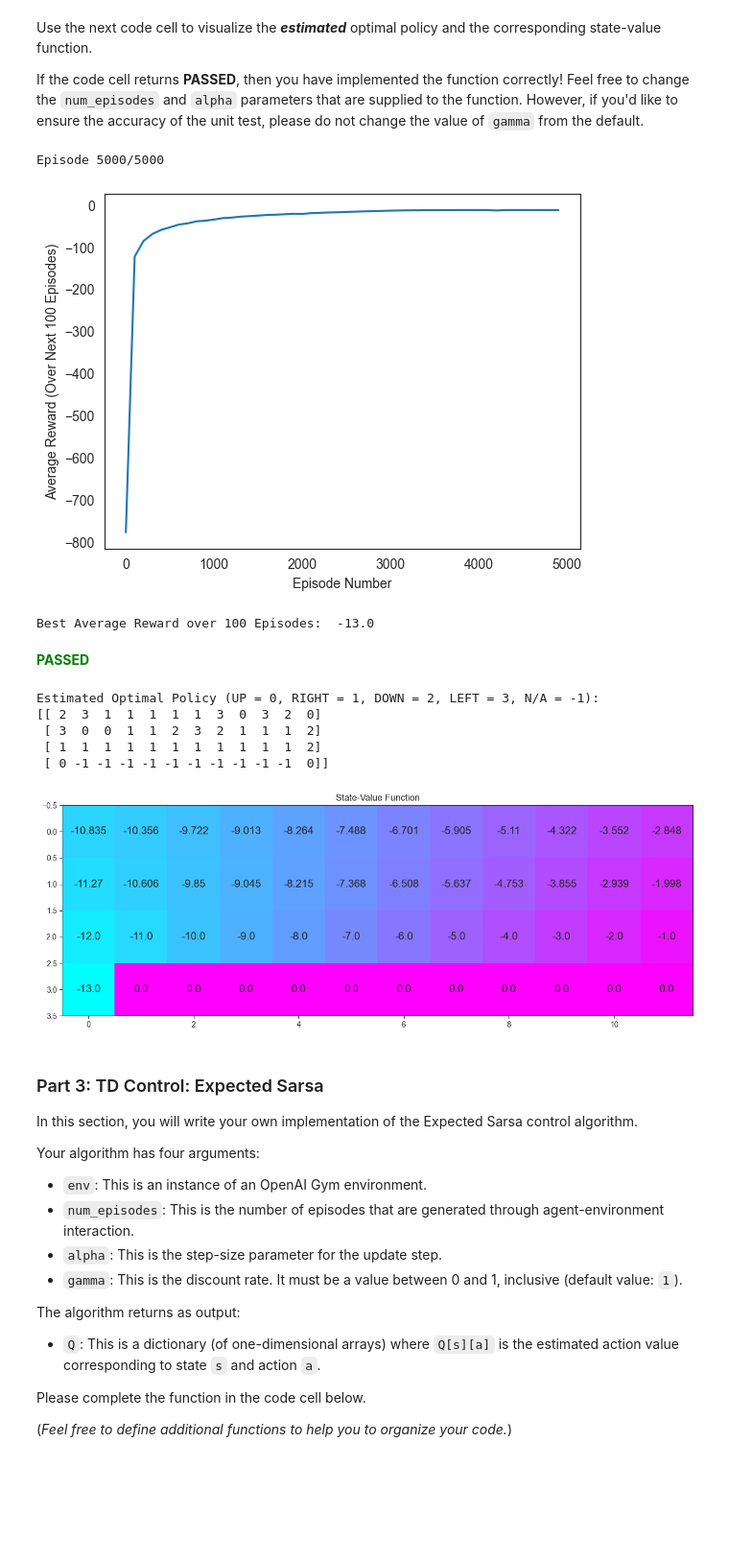
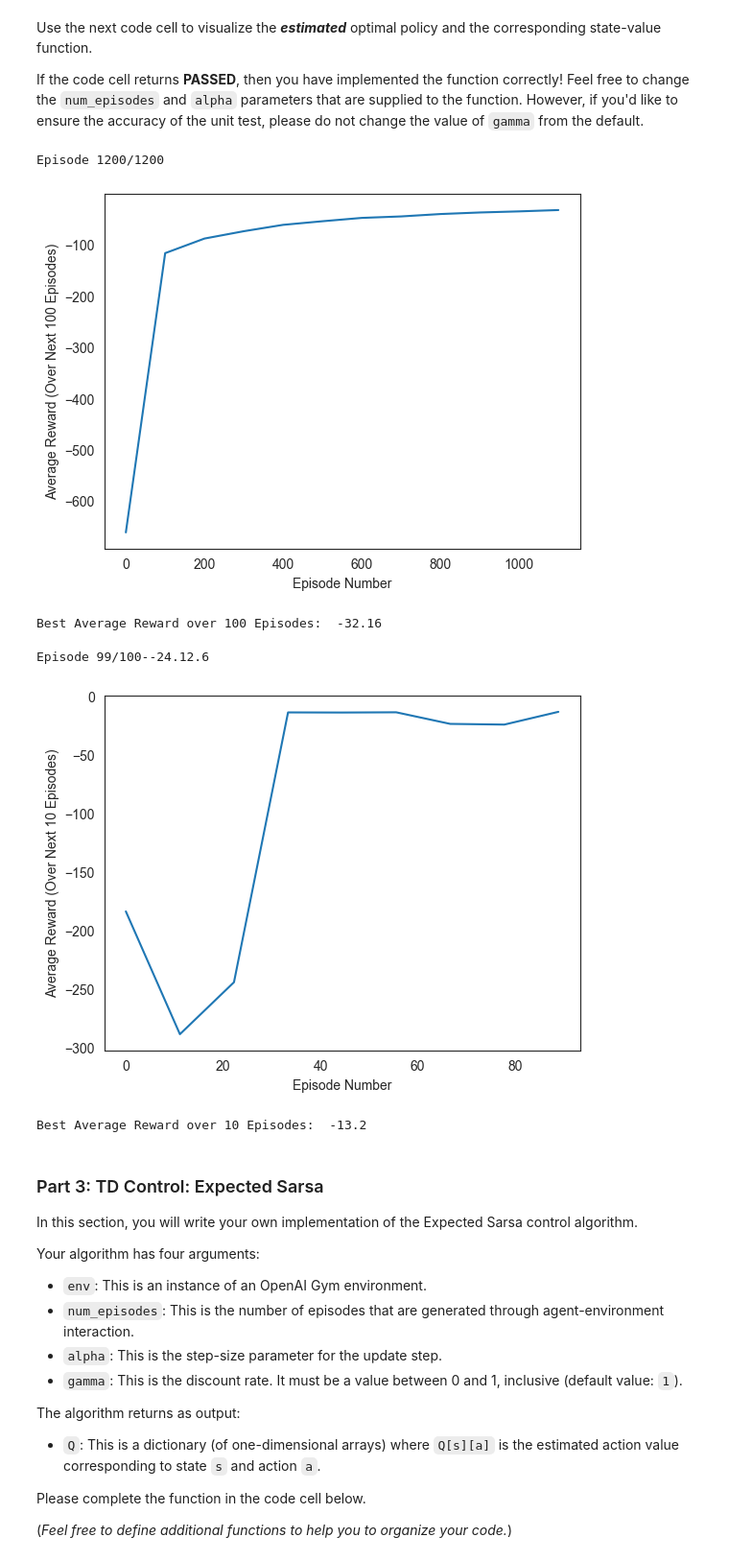
Before and after one commit to sudaksh-bit2/pipedreams, a Jupyter notebook: external/udacity-rl/temporal-difference/Temporal_Difference.ipynb, the cells around one changed output. Shown at 96% size. Saved outputs shown, nothing was run; the diff lists cells and outputs as text; code cells hidden in the pictures; blank space fills up the shorter version.

Commit message:
Created off policy cliff Q-learning

```diff
--- a/external/udacity-rl/temporal-difference/Temporal_Difference.ipynb
+++ b/external/udacity-rl/temporal-difference/Temporal_Difference.ipynb
@@ -213,29 +260,18 @@ def epsilon_greedy(Q, state, nA, epsilon):
 Use the next code cell to visualize the **_estimated_** optimal policy and the corresponding state-value function.
 
 If the code cell returns **PASSED**, then you have implemented the function correctly!  Feel free to change the `num_episodes` and `alpha` parameters that are supplied to the function.  However, if you'd like to ensure the accuracy of the unit test, please do not change the value of `gamma` from the default.
-# %%
-# obtain the estimated optimal policy and corresponding action-value function
-Q_sarsamax = q_learning(env, 5000, .01)
-
-# print the estimated optimal policy
-policy_sarsamax = np.array([np.argmax(Q_sarsamax[key]) if key in Q_sarsamax else -1 for key in np.arange(48)]).reshape((4,12))
-check_test.run_check('td_control_check', policy_sarsamax)
-print("\nEstimated Optimal Policy (UP = 0, RIGHT = 1, DOWN = 2, LEFT = 3, N/A = -1):")
-print(policy_sarsamax)
-
-# plot the estimated optimal state-value function
-plot_values([np.max(Q_sarsamax[key]) if key in Q_sarsamax else 0 for key in np.arange(48)])
-# %% [output]
-Episode 5000/5000
-[figure, removed]
-Best Average Reward over 100 Episodes:  -13.0
-**<span style="color: green;">PASSED</span>**
-Estimated Optimal Policy (UP = 0, RIGHT = 1, DOWN = 2, LEFT = 3, N/A = -1):
-[[ 2  3  1  1  1  1  1  3  0  3  2  0]
- [ 3  0  0  1  1  2  3  2  1  1  1  2]
- [ 1  1  1  1  1  1  1  1  1  1  1  2]
- [ 0 -1 -1 -1 -1 -1 -1 -1 -1 -1 -1  0]]
-[figure, removed]
+# %%
+Q_sarsamax = q_learning(env, 1200, .01)
+# %% [output]
+Episode 1200/1200
+[figure, added]
+Best Average Reward over 100 Episodes:  -32.16
+# %%
+Q_sarsamax = q_learning_off_policy(env, 100, .01)
+# %% [output]
+Episode 99/100--24.12.6
+[figure, added]
+Best Average Reward over 10 Episodes:  -13.2
 # %% [markdown]
 ### Part 3: TD Control: Expected Sarsa
 
```
Also changed, not shown: parts of 1 cell of this notebook.
